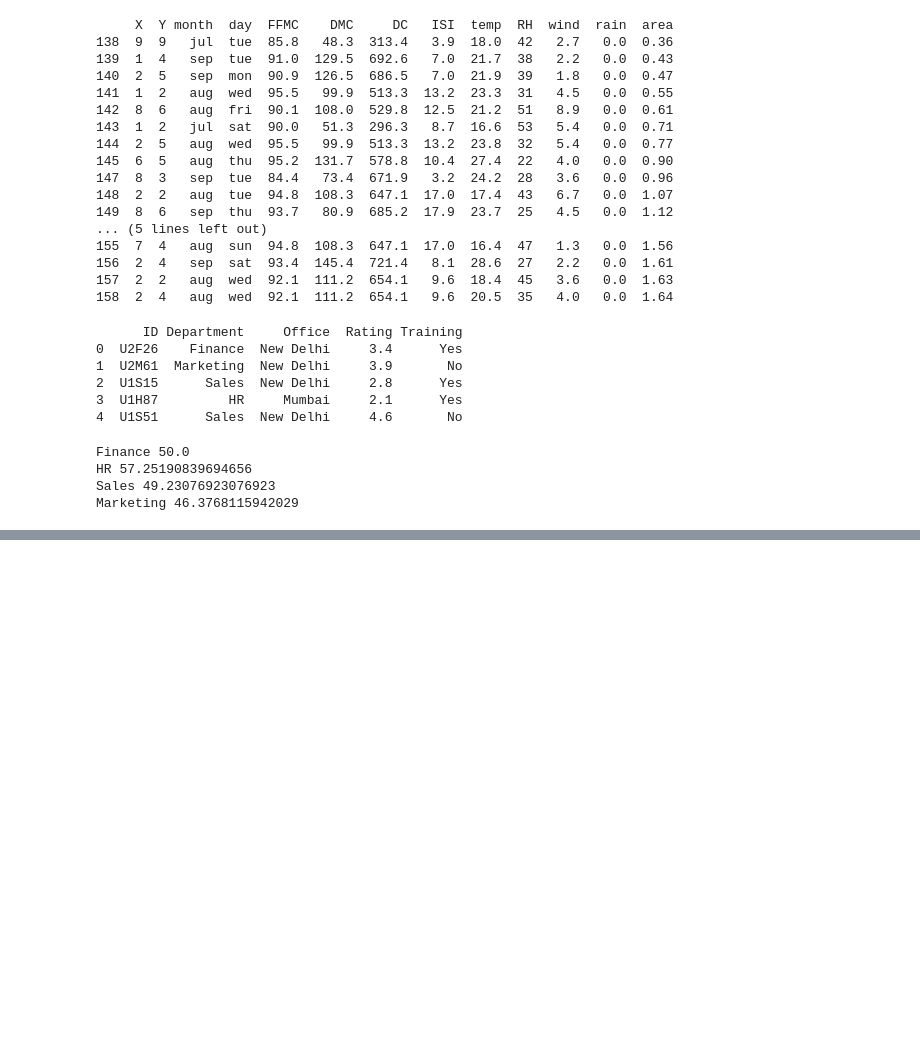
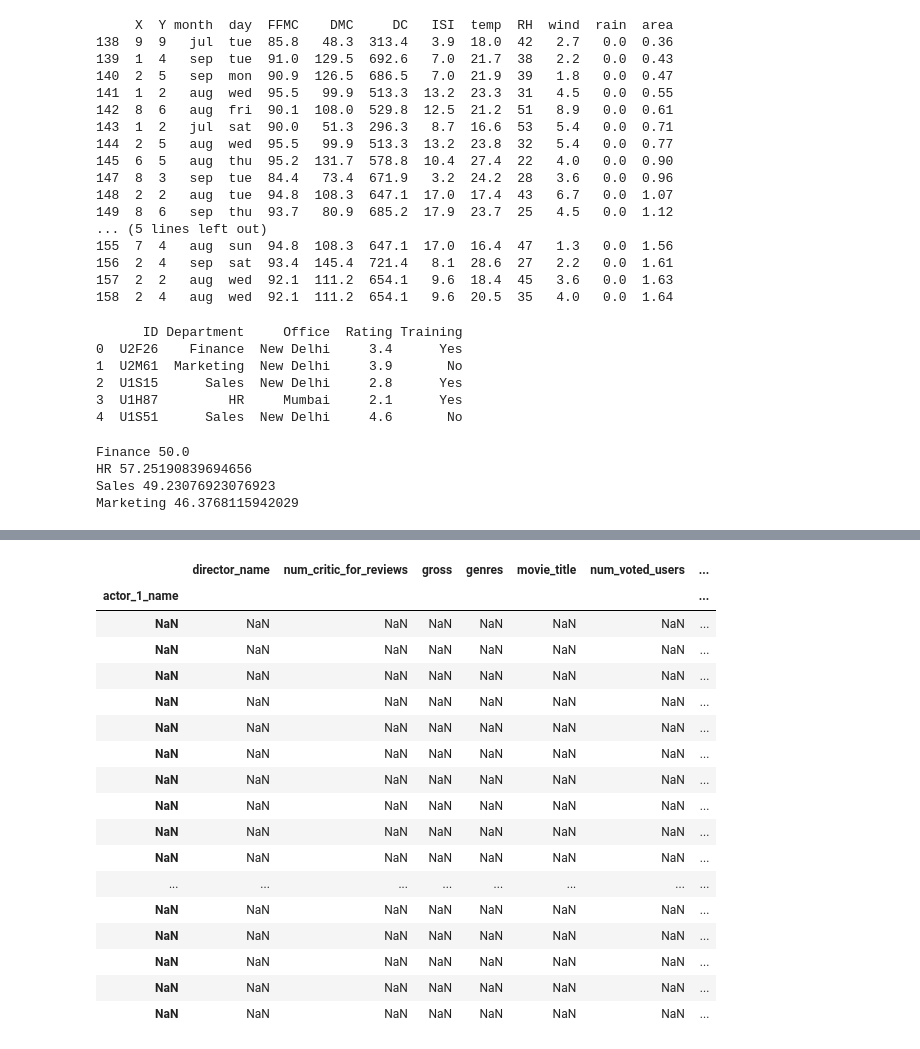
Before and after one commit to ektagupta-19/python-work, a Jupyter notebook: panda.ipynb, the cells around one changed output, grey strips where cells are left out. Cells and saved outputs as stored; diff of their text form; code cells hidden in the pictures; blank space fills up the shorter version.

```diff
--- a/panda.ipynb
+++ b/panda.ipynb
@@ -147,0 +310,5 @@ print(df_3.head())
+# %%
+# Write your code for creating three new dataframes here
+# Include all movies in which Meryl_Streep is the lead
+
+Meryl_Streep = movies[movies['actor_1_name']=='Meryl Streep']
@@ -147,0 +379,21 @@ print(df_3.head())
+# %%
+Combined.set_index('actor_1_name')
+# %% [output]
+|  | director_name | num_critic_for_reviews | gross | genres | movie_title | num_voted_users | ... |
+| actor_1_name |  |  |  |  |  |  | ... |
+| NaN | NaN | NaN | NaN | NaN | NaN | NaN | ... |
+| NaN | NaN | NaN | NaN | NaN | NaN | NaN | ... |
+| NaN | NaN | NaN | NaN | NaN | NaN | NaN | ... |
+| NaN | NaN | NaN | NaN | NaN | NaN | NaN | ... |
+| NaN | NaN | NaN | NaN | NaN | NaN | NaN | ... |
+| NaN | NaN | NaN | NaN | NaN | NaN | NaN | ... |
+| NaN | NaN | NaN | NaN | NaN | NaN | NaN | ... |
+| NaN | NaN | NaN | NaN | NaN | NaN | NaN | ... |
+| NaN | NaN | NaN | NaN | NaN | NaN | NaN | ... |
+| NaN | NaN | NaN | NaN | NaN | NaN | NaN | ... |
+| ... | ... | ... | ... | ... | ... | ... | ... |
+| NaN | NaN | NaN | NaN | NaN | NaN | NaN | ... |
+| NaN | NaN | NaN | NaN | NaN | NaN | NaN | ... |
+| NaN | NaN | NaN | NaN | NaN | NaN | NaN | ... |
+| NaN | NaN | NaN | NaN | NaN | NaN | NaN | ... |
+| NaN | NaN | NaN | NaN | NaN | NaN | NaN | ... |
```
Also changed, not shown: parts of 15 cells of this notebook, 2 other files.
